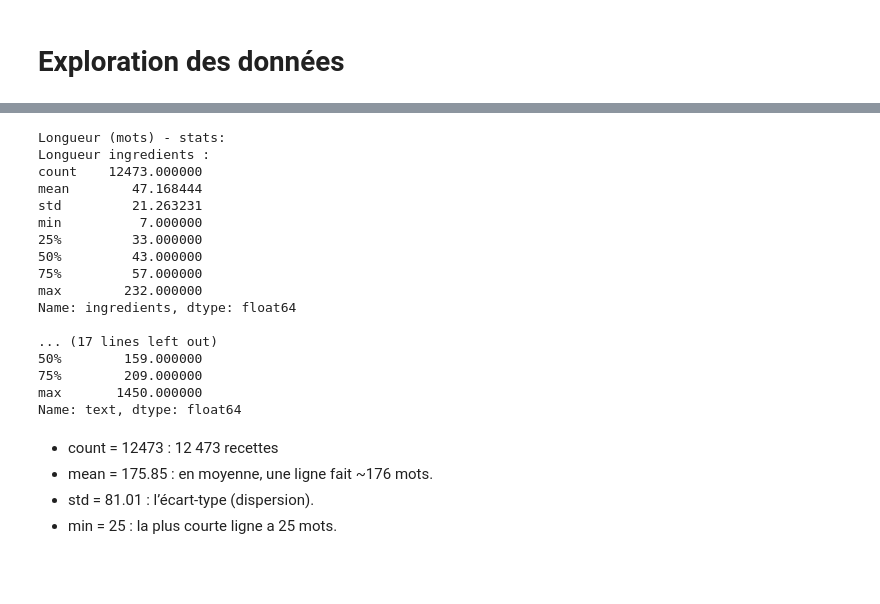
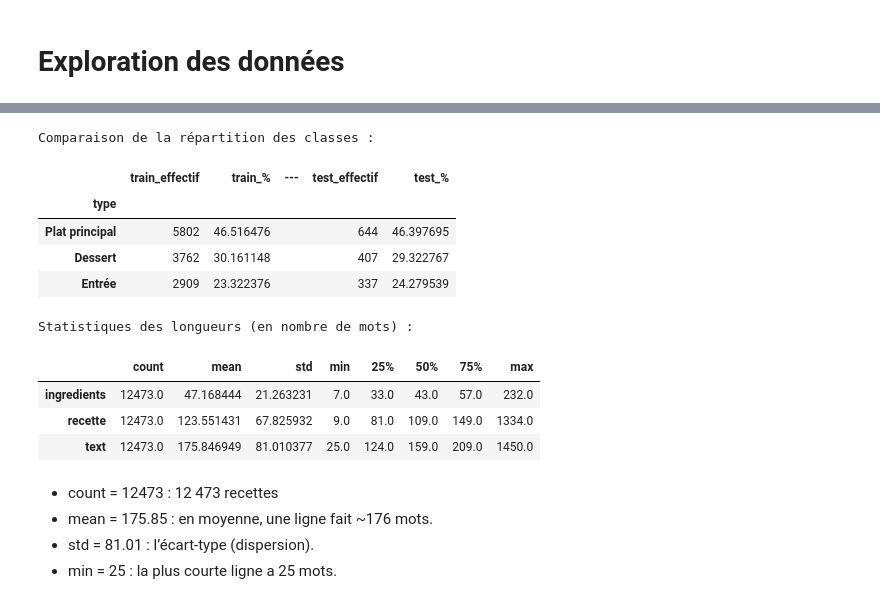
Before and after one commit to StuartGP-dev/Projet_TAL, a Jupyter notebook: src/main.ipynb, the cells around one changed output, grey strips where cells are left out. Cells and saved outputs as stored; diff of their text form; code cells hidden in the pictures; blank space fills up the shorter version.

```diff
--- a/src/main.ipynb
+++ b/src/main.ipynb
@@ -102,27 +97,43 @@ Name: proportion, dtype: float64
+# %%
+train_counts = train["type"].value_counts()
+test_counts = test["type"].value_counts()
+
+train_pct = train["type"].value_counts(normalize=True) * 100
+test_pct = test["type"].value_counts(normalize=True) * 100
+
+comparaison = pd.DataFrame({
+    "train_effectif": train_counts,
+    "train_%": train_pct,
+    "---": "",
+    "test_effectif": test_counts,
+    "test_%": test_pct
+}).fillna(0)
+
+print("\nComparaison de la répartition des classes :")
+comparaison
+# %% [output]
+Comparaison de la répartition des classes :
+|  | train_effectif | train_% | --- | test_effectif | test_% |
+| type |  |  |  |  |  |
+| Plat principal | 5802 | 46.516476 |  | 644 | 46.397695 |
+| Dessert | 3762 | 30.161148 |  | 407 | 29.322767 |
+| Entrée | 2909 | 23.322376 |  | 337 | 24.279539 |
 # %%
 # On compte le nombre de mots et affiche les stats sur ces longueurs.
-print("\nLongueur (mots) - stats:")
-for col in ["ingredients", "recette", "text"]:
-    print("Longueur", col, ":")
-    print(train[col].str.split().apply(len).describe(), "\n")
+
+length_stats = pd.DataFrame({
+    col: train[col].str.split().apply(len).describe()
+    for col in ["ingredients", "recette", "text"]
+}).T
+
+print("\nStatistiques des longueurs (en nombre de mots) :")
+length_stats
 # %% [output]
-Longueur (mots) - stats:
-Longueur ingredients :
-count    12473.000000
-mean        47.168444
-std         21.263231
-min          7.000000
-25%         33.000000
-50%         43.000000
-75%         57.000000
-max        232.000000
-Name: ingredients, dtype: float64
-
-... (17 lines left out)
-50%        159.000000
-75%        209.000000
-max       1450.000000
-Name: text, dtype: float64
+Statistiques des longueurs (en nombre de mots) :
+|  | count | mean | std | min | 25% | 50% | 75% | max |
+| ingredients | 12473.0 | 47.168444 | 21.263231 | 7.0 | 33.0 | 43.0 | 57.0 | 232.0 |
+| recette | 12473.0 | 123.551431 | 67.825932 | 9.0 | 81.0 | 109.0 | 149.0 | 1334.0 |
+| text | 12473.0 | 175.846949 | 81.010377 | 25.0 | 124.0 | 159.0 | 209.0 | 1450.0 |
 # %% [markdown]
 - count = 12473 : 12 473 recettes
 - mean = 175.85 : en moyenne, une ligne fait ~176 mots.
```
Also changed, not shown: parts of 28 cells of this notebook, 3 other files.
